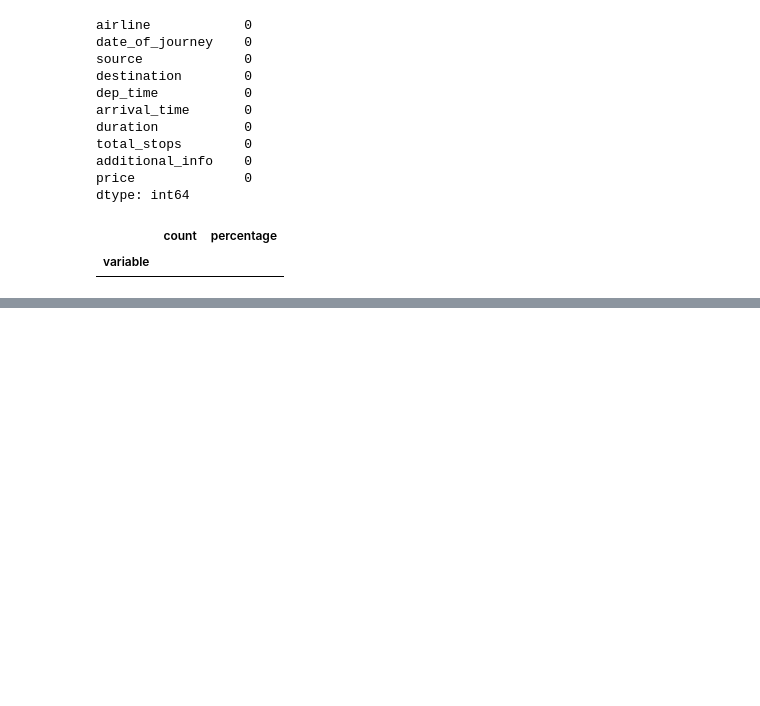
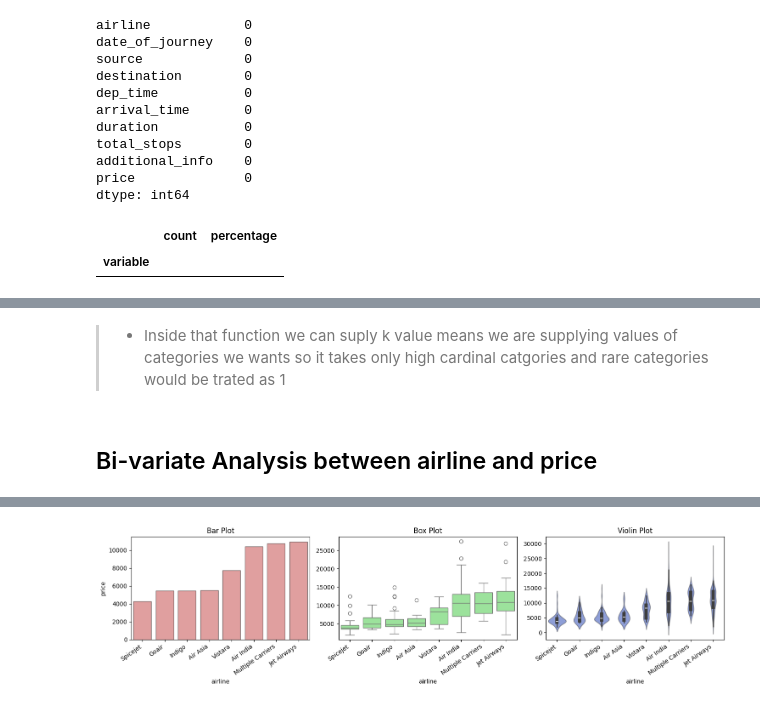
Before and after one commit to ninja03jod/SageMaker_Flight_Price_Prediction, a Jupyter notebook: Notebooks/EDA.ipynb, the cells around one changed output, grey strips where cells are left out. Cells and saved outputs as stored; diff of their text form; code cells hidden in the pictures; blank space fills up the shorter version.

```diff
--- a/Notebooks/EDA.ipynb
+++ b/Notebooks/EDA.ipynb
@@ -222,0 +292,10 @@ eda_helper_functions.cramersV_heatmap(train.assign(
+# %% [markdown]
+>- Inside that function we can suply k value means we are supplying values of categories we wants so it takes only high cardinal catgories and rare categories would be trated as 1
+# %%
+eda_helper_functions.num_cat_bivar_plots(
+    data=train,
+    num_var='price',
+    cat_var='airline'
+)
+# %% [output]
+Bi-variate Analysis between airline and price
@@ -222,0 +303 @@ eda_helper_functions.cramersV_heatmap(train.assign(
+[figure, added]
```
Also changed, not shown: parts of 81 cells of this notebook, 10 other files.
